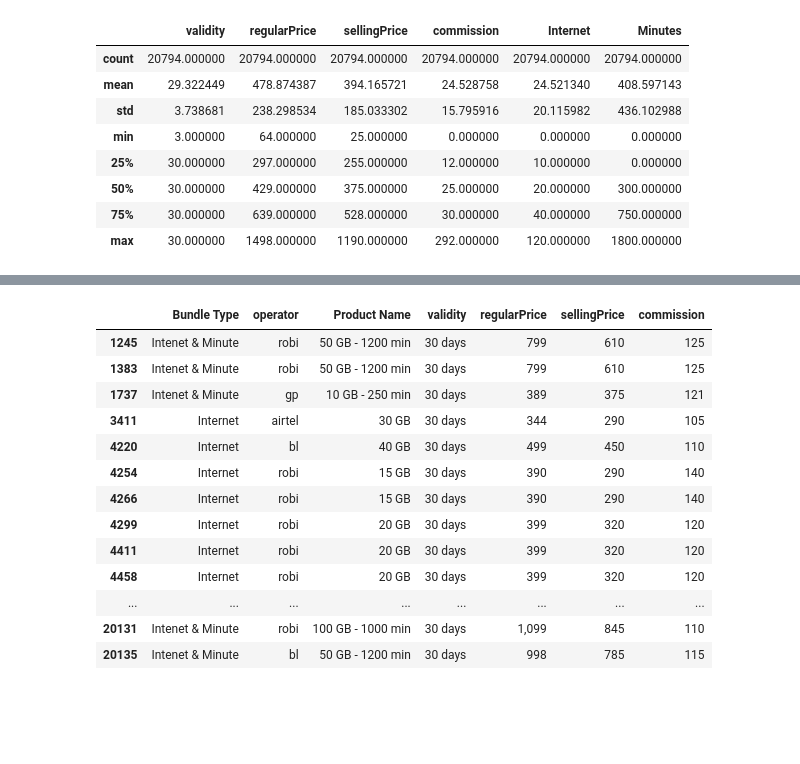
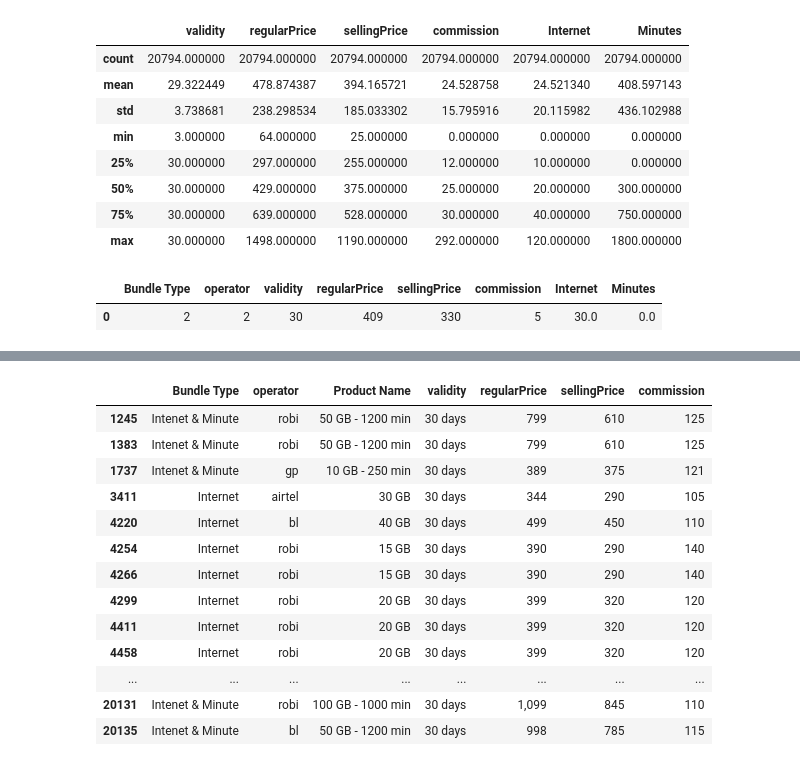
Before and after one commit to mddmustainbillah/telecommunication-project, a Jupyter notebook: notebooks/data_cleaning.ipynb, the cells around one changed output, grey strips where cells are left out. Saved outputs shown, nothing was run; the diff lists cells and outputs as text; code cells hidden in the pictures; blank space fills up the shorter version.

```diff
--- a/notebooks/data_cleaning.ipynb
+++ b/notebooks/data_cleaning.ipynb
@@ -107,6 +76,6 @@ df.head()
 # %%
 # Drop the columns where 'registrationDate', 'division' are null and resetting index
-df = df.dropna(subset=['registrationDate', 'division']).reset_index(drop=True)
+# df = df.dropna(subset=['registrationDate', 'division']).reset_index(drop=True)
 # %%
 df.isnull().sum()
 # %% [output]
@@ -316,3 +252,23 @@ df.describe()
 | 50% | 30.000000 | 429.000000 | 375.000000 | 25.000000 | 20.000000 | 300.000000 |
 | 75% | 30.000000 | 639.000000 | 528.000000 | 30.000000 | 40.000000 | 750.000000 |
 | max | 30.000000 | 1498.000000 | 1190.000000 | 292.000000 | 120.000000 | 1800.000000 |
+# %%
+def feature_mapping(df: pd.DataFrame) -> pd.DataFrame:
+    """
+    Map features to their respective categories
+    """
+    df = df.copy()
+
+    bundle_type_mapping = {'Internet & Minute': 1, 'Internet': 2, 'Minute': 3}
+    df['Bundle Type'] = df['Bundle Type'].map(bundle_type_mapping)
+
+    operator_mapping = {'robi': 1, 'gp': 2, 'airtel': 3, 'bl': 4}
+    df['operator'] = df['operator'].map(operator_mapping)
+
+    return df
+
+df = feature_mapping(df)
+df.head(1)
+# %% [output]
+|  | Bundle Type | operator | validity | regularPrice | sellingPrice | commission | Internet | Minutes |
+| 0 | 2 | 2 | 30 | 409 | 330 | 5 | 30.0 | 0.0 |
```
Also changed, not shown: parts of 14 cells of this notebook, 6 other files.
